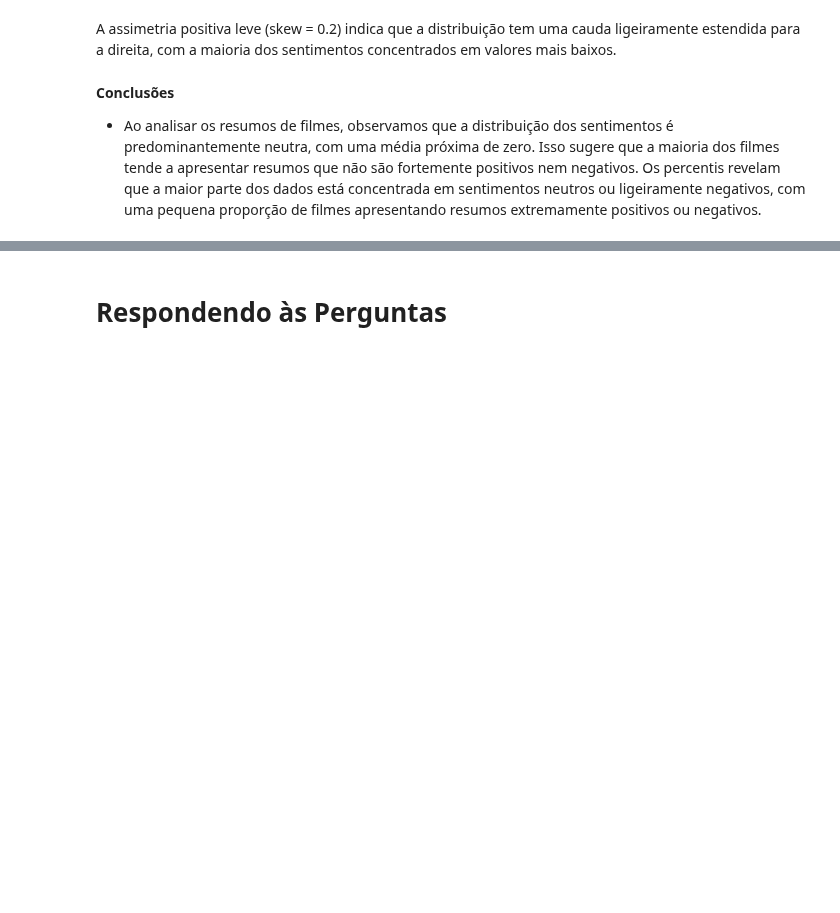
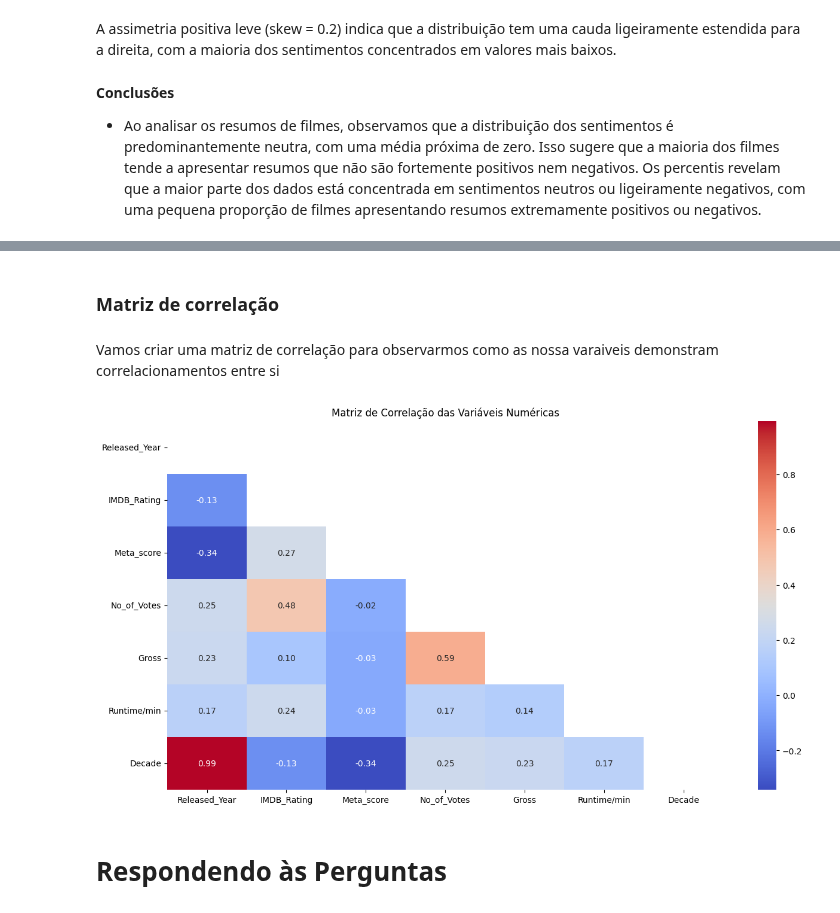
Before and after one commit to JosenildoJunior/Lh_desafio, a Jupyter notebook: Desafio_indicium.ipynb, the cells around one changed output, grey strips where cells are left out. Cells and saved outputs as stored; diff of their text form; code cells hidden in the pictures; blank space fills up the shorter version.

```diff
--- a/Desafio_indicium.ipynb
+++ b/Desafio_indicium.ipynb
@@ -984,3 +1073,28 @@ A assimetria positiva leve (skew = 0.2) indica que a distribuição tem uma caud
+# %% [markdown]
+### **Matriz de correlação**
+# %% [markdown]
+Vamos criar uma matriz de correlação para observarmos como as nossa varaiveis demonstram correlacionamentos entre si
+# %%
+# Gerando a matriz de correlação das variáveis numéricas do DataFrame
+df_numeric = df.select_dtypes(include=['float64', 'int64'])
+
+# Calculando a matriz de correlação
+correlation_matrix = df_numeric.corr()
+
+# Gerando uma máscara para esconder a metade superior da matriz de correlação
+mask = np.triu(np.ones_like(correlation_matrix, dtype=bool))
+
+# Plotando o gráfico de correlação usando seaborn com a máscara (apenas um lado do triângulo)
+plt.figure(figsize=(15, 8))
+sns.heatmap(correlation_matrix, annot=True, cmap='coolwarm', fmt=".2f", mask=mask)
+
+# Adicionando o título
+plt.title('Matriz de Correlação das Variáveis Numéricas')
+
+# Exibindo o gráfico
+plt.show()
+# %% [output]
+[figure, added]
 # %% [markdown]
 # **Respondendo às Perguntas**
 # %% [markdown]
```
Also changed, not shown: parts of 18 cells of this notebook.
